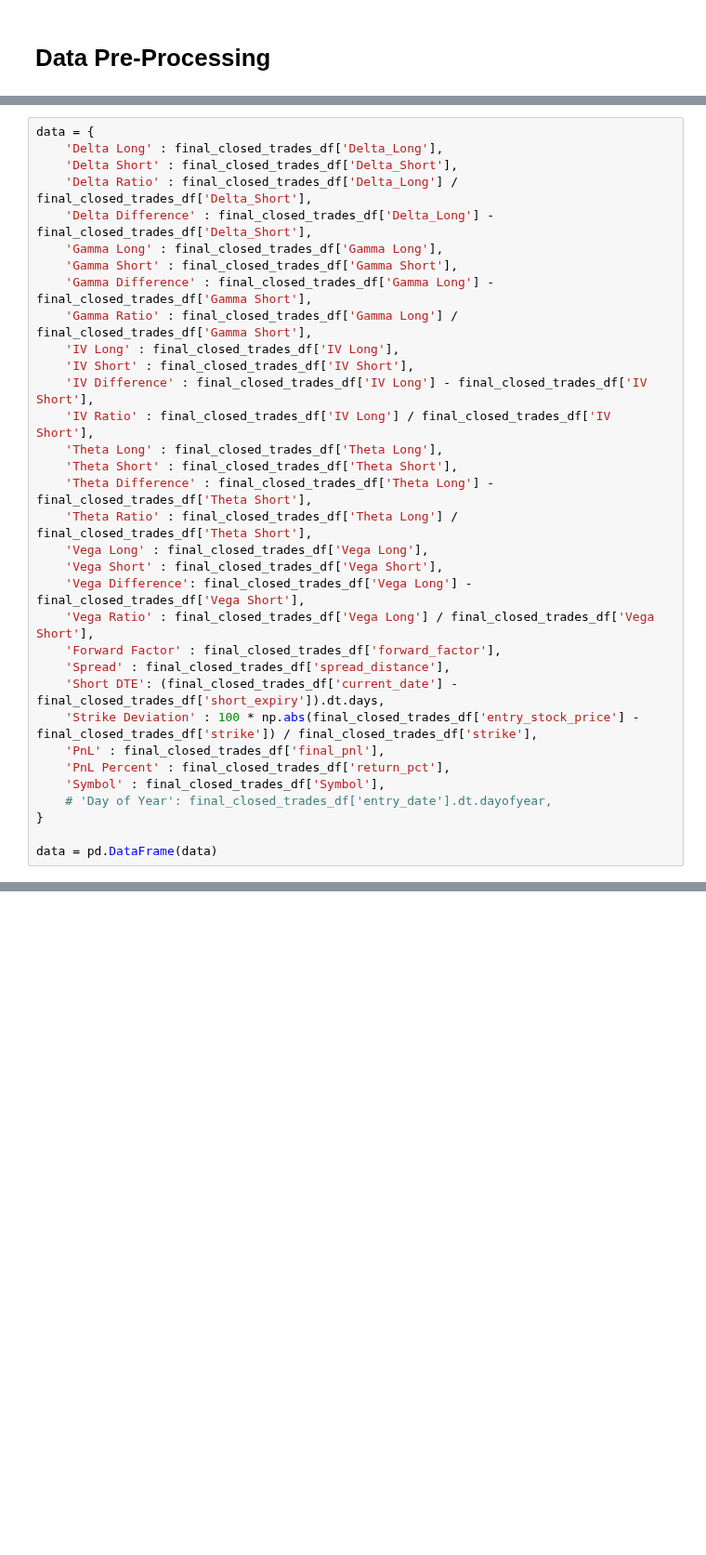
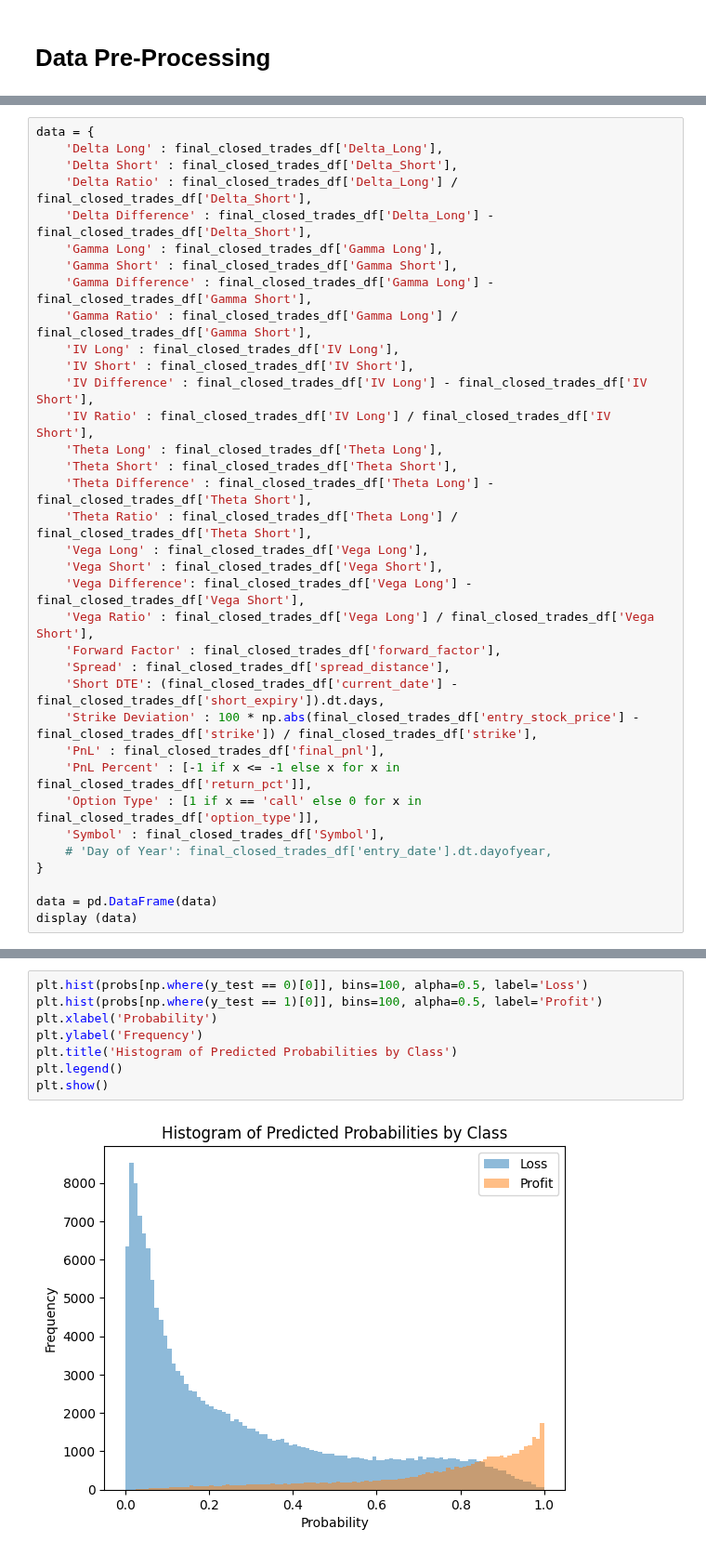
Before and after one commit to Omairss/spectral_nature, a Jupyter notebook: notebooks/alpaca_ml_playground.ipynb, the cells around one changed output, grey strips where cells are left out. Shown at 93% size. Saved outputs shown, nothing was run; the diff lists cells and outputs as text; blank space fills up the shorter version.

```diff
--- a/notebooks/alpaca_ml_playground.ipynb
+++ b/notebooks/alpaca_ml_playground.ipynb
@@ -140,9 +133,11 @@ data = {
     'Short DTE': (final_closed_trades_df['current_date'] - final_closed_trades_df['short_expiry']).dt.days,
     'Strike Deviation' : 100 * np.abs(final_closed_trades_df['entry_stock_price'] - final_closed_trades_df['strike']) / final_closed_trades_df['strike'],
     'PnL' : final_closed_trades_df['final_pnl'],
-    'PnL Percent' : final_closed_trades_df['return_pct'],
+    'PnL Percent' : [-1 if x <= -1 else x for x in final_closed_trades_df['return_pct']],
+    'Option Type' : [1 if x == 'call' else 0 for x in final_closed_trades_df['option_type']],
     'Symbol' : final_closed_trades_df['Symbol'],
     # 'Day of Year': final_closed_trades_df['entry_date'].dt.dayofyear,
 }
 
 data = pd.DataFrame(data)
+display (data)
@@ -359,0 +518,10 @@ Epoch 028 | Loss = 2.1545 | Classification Loss: 0.9759 | Regression Loss: 1.178
+# %%
+plt.hist(probs[np.where(y_test == 0)[0]], bins=100, alpha=0.5, label='Loss')
+plt.hist(probs[np.where(y_test == 1)[0]], bins=100, alpha=0.5, label='Profit')
+plt.xlabel('Probability')
+plt.ylabel('Frequency')
+plt.title('Histogram of Predicted Probabilities by Class')
+plt.legend()
+plt.show()
+# %% [output]
+[figure, added]
```
Also changed, not shown: parts of 13 cells of this notebook.
